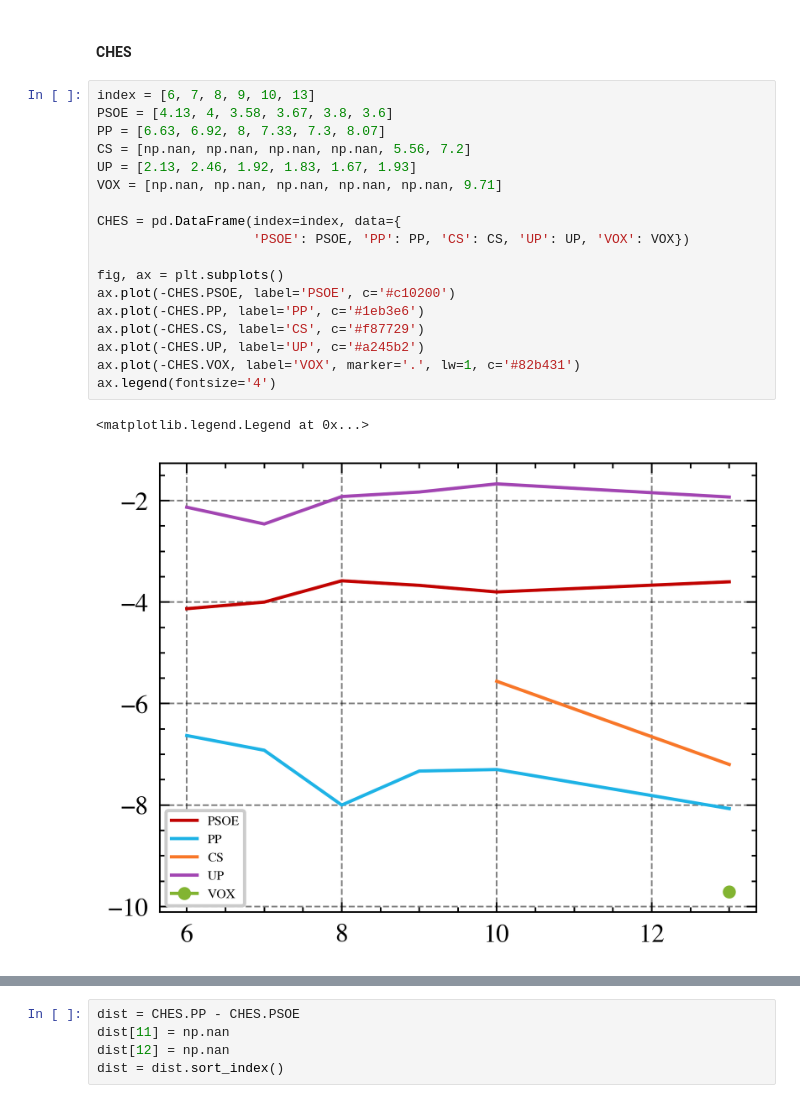
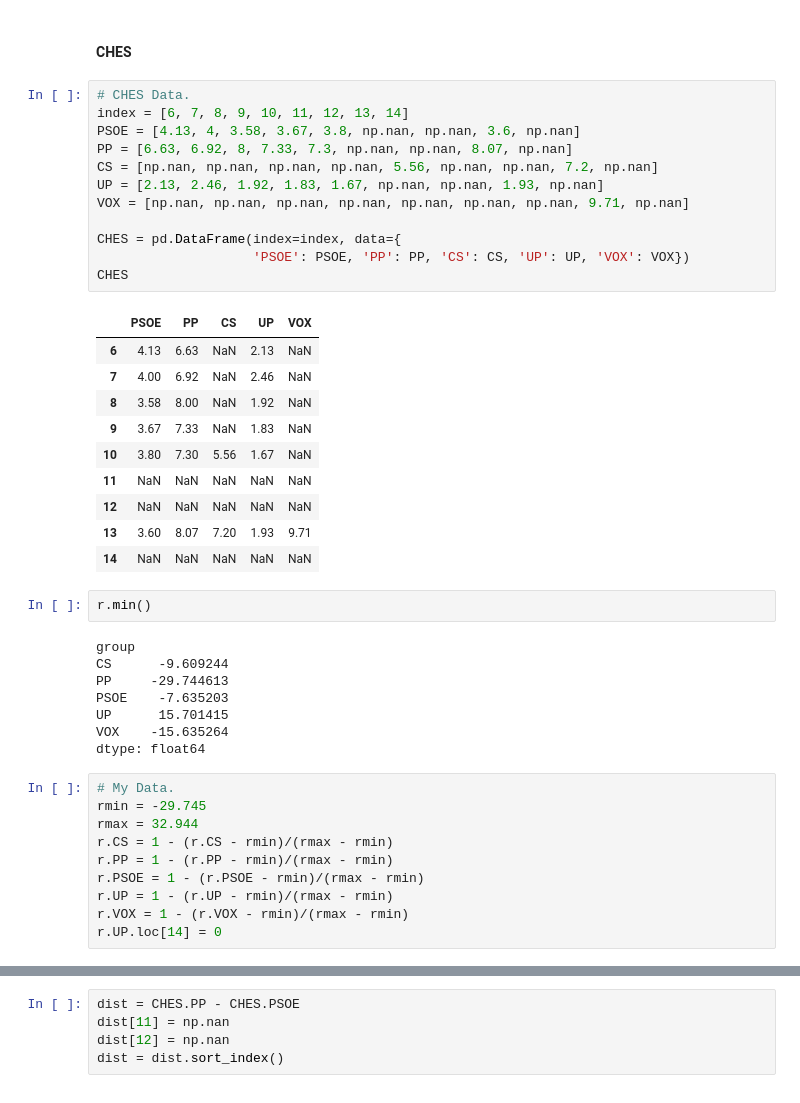
Before and after one commit to dibuja/polarisation-nlp, a Jupyter notebook: notebooks/discussion.ipynb, the cells around one changed output, grey strips where cells are left out. Saved outputs shown, nothing was run; the diff lists cells and outputs as text.

```diff
--- a/notebooks/discussion.ipynb
+++ b/notebooks/discussion.ipynb
@@ -7,23 +7,45 @@ plt.style.use(['science', 'ieee', 'grid', 'vibrant', 'no-latex'])
 # %% [markdown]
 #### CHES
 # %%
-index = [6, 7, 8, 9, 10, 13]
-PSOE = [4.13, 4, 3.58, 3.67, 3.8, 3.6]
-PP = [6.63, 6.92, 8, 7.33, 7.3, 8.07]
-CS = [np.nan, np.nan, np.nan, np.nan, 5.56, 7.2]
-UP = [2.13, 2.46, 1.92, 1.83, 1.67, 1.93]
-VOX = [np.nan, np.nan, np.nan, np.nan, np.nan, 9.71]
+# CHES Data.
+index = [6, 7, 8, 9, 10, 11, 12, 13, 14]
+PSOE = [4.13, 4, 3.58, 3.67, 3.8, np.nan, np.nan, 3.6, np.nan]
+PP = [6.63, 6.92, 8, 7.33, 7.3, np.nan, np.nan, 8.07, np.nan]
+CS = [np.nan, np.nan, np.nan, np.nan, 5.56, np.nan, np.nan, 7.2, np.nan]
+UP = [2.13, 2.46, 1.92, 1.83, 1.67, np.nan, np.nan, 1.93, np.nan]
+VOX = [np.nan, np.nan, np.nan, np.nan, np.nan, np.nan, np.nan, 9.71, np.nan]
 
 CHES = pd.DataFrame(index=index, data={
                     'PSOE': PSOE, 'PP': PP, 'CS': CS, 'UP': UP, 'VOX': VOX})
-
-fig, ax = plt.subplots()
-ax.plot(-CHES.PSOE, label='PSOE', c='#c10200')
-ax.plot(-CHES.PP, label='PP', c='#1eb3e6')
-ax.plot(-CHES.CS, label='CS', c='#f87729')
-ax.plot(-CHES.UP, label='UP', c='#a245b2')
-ax.plot(-CHES.VOX, label='VOX', marker='.', lw=1, c='#82b431')
-ax.legend(fontsize='4')
+CHES
 # %% [output]
-<matplotlib.legend.Legend at 0x...>
-[figure, removed]
+|  | PSOE | PP | CS | UP | VOX |
+| 6 | 4.13 | 6.63 | NaN | 2.13 | NaN |
+| 7 | 4.00 | 6.92 | NaN | 2.46 | NaN |
+| 8 | 3.58 | 8.00 | NaN | 1.92 | NaN |
+| 9 | 3.67 | 7.33 | NaN | 1.83 | NaN |
+| 10 | 3.80 | 7.30 | 5.56 | 1.67 | NaN |
+| 11 | NaN | NaN | NaN | NaN | NaN |
+| 12 | NaN | NaN | NaN | NaN | NaN |
+| 13 | 3.60 | 8.07 | 7.20 | 1.93 | 9.71 |
+| 14 | NaN | NaN | NaN | NaN | NaN |
+# %%
+r.min()
+# %% [output]
+group
+CS      -9.609244
+PP     -29.744613
+PSOE    -7.635203
+UP      15.701415
+VOX    -15.635264
+dtype: float64
+# %%
+# My Data.
+rmin = -29.745
+rmax = 32.944
+r.CS = 1 - (r.CS - rmin)/(rmax - rmin)
+r.PP = 1 - (r.PP - rmin)/(rmax - rmin)
+r.PSOE = 1 - (r.PSOE - rmin)/(rmax - rmin)
+r.UP = 1 - (r.UP - rmin)/(rmax - rmin)
+r.VOX = 1 - (r.VOX - rmin)/(rmax - rmin)
+r.UP.loc[14] = 0
```
Also changed, not shown: parts of 12 cells of this notebook, 7 other files.
